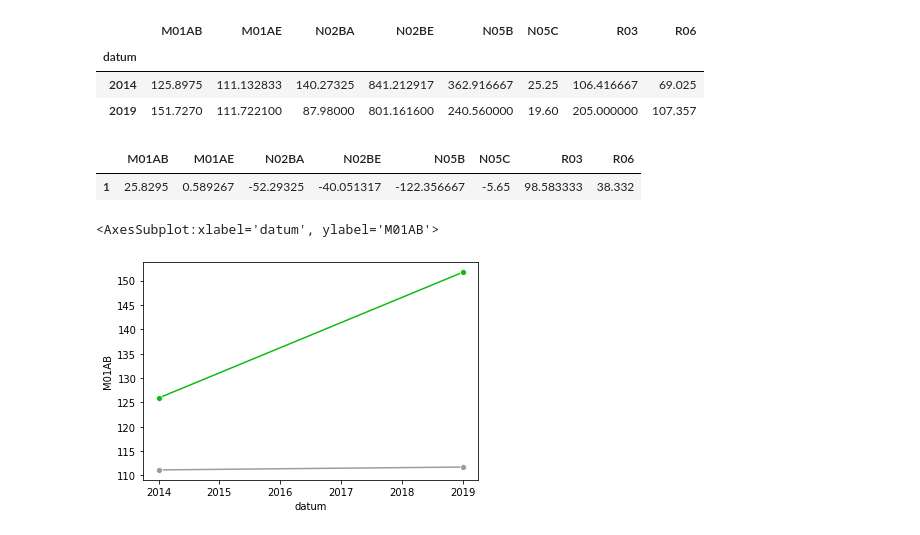
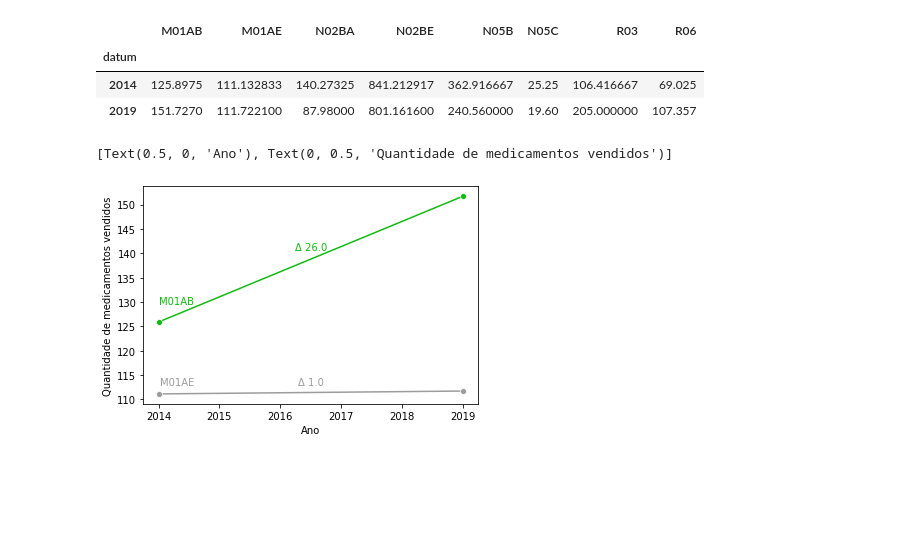
Before and after one commit to ailafelixa/EDA-Pharmaceutical-Sales, a Jupyter notebook: pharma-sales-analysis.ipynb, the cells around one changed output. Cells and saved outputs as stored; diff of their text form; code cells hidden in the pictures; blank space fills up the shorter version.

```diff
--- a/pharma-sales-analysis.ipynb
+++ b/pharma-sales-analysis.ipynb
@@ -105,14 +105,21 @@ delta = df_1.diff()
 delta = delta.reset_index()
 delta = delta.loc[delta.datum == 2019]
 delta = delta.drop(columns='datum')
-delta
+delta = round(delta)
+delta_str = delta.applymap(str) #Gerando um dataframe de strings para auxiliar na legenda dos gráficos
-# %% [output]
-|  | M01AB | M01AE | N02BA | N02BE | N05B | N05C | R03 | R06 |
-| 1 | 25.8295 | 0.589267 | -52.29325 | -40.051317 | -122.356667 | -5.65 | 98.583333 | 38.332 |
 # %%
-#Vamos comparar o desempenho de medicamentos com ATC similares, começando pelos anti-inflamatórios
-sns.lineplot(x=df_1.index, y=df_1.M01AB, ci = None, marker='o', color='#0FBA11')
-sns.lineplot(x=df_1.index, y=df_1.M01AE, ci = None, marker='o', color='#9C9C9C')
+# Vamos comparar o desempenho de medicamentos com ATC similares, começando pelos anti-inflamatórios
+ax = sns.lineplot(x=df_1.index, y=df_1.M01AB, ci = None, marker='o', color='#0FBA11')
+plt.text(0.1, 0.47, df_1.columns[0], horizontalalignment='center',
+     verticalalignment='center', transform=ax.transAxes, color='#0FBA11')
+plt.text(0.5, 0.72, 'Δ '+delta_str.iloc[0,0], horizontalalignment='center',
+     verticalalignment='center', transform=ax.transAxes, color='#0FBA11')
+bx = sns.lineplot(x=df_1.index, y=df_1.M01AE, ci = None, marker='o', color='#9C9C9C')
+plt.text(0.1, 0.1, df_1.columns[1], horizontalalignment='center',
+     verticalalignment='center', transform=bx.transAxes,color='#9C9C9C')
+plt.text(0.5, 0.1, 'Δ '+delta_str.iloc[0,1], horizontalalignment='center',
+     verticalalignment='center', transform=bx.transAxes,color='#9C9C9C')
+ax.set(xlabel='Ano', ylabel='Quantidade de medicamentos vendidos')
 # %% [output]
-<AxesSubplot:xlabel='datum', ylabel='M01AB'>
+[Text(0.5, 0, 'Ano'), Text(0, 0.5, 'Quantidade de medicamentos vendidos')]
-[figure, old version]
+[figure, new version]
```
Also changed, not shown: parts of 8 cells of this notebook.
